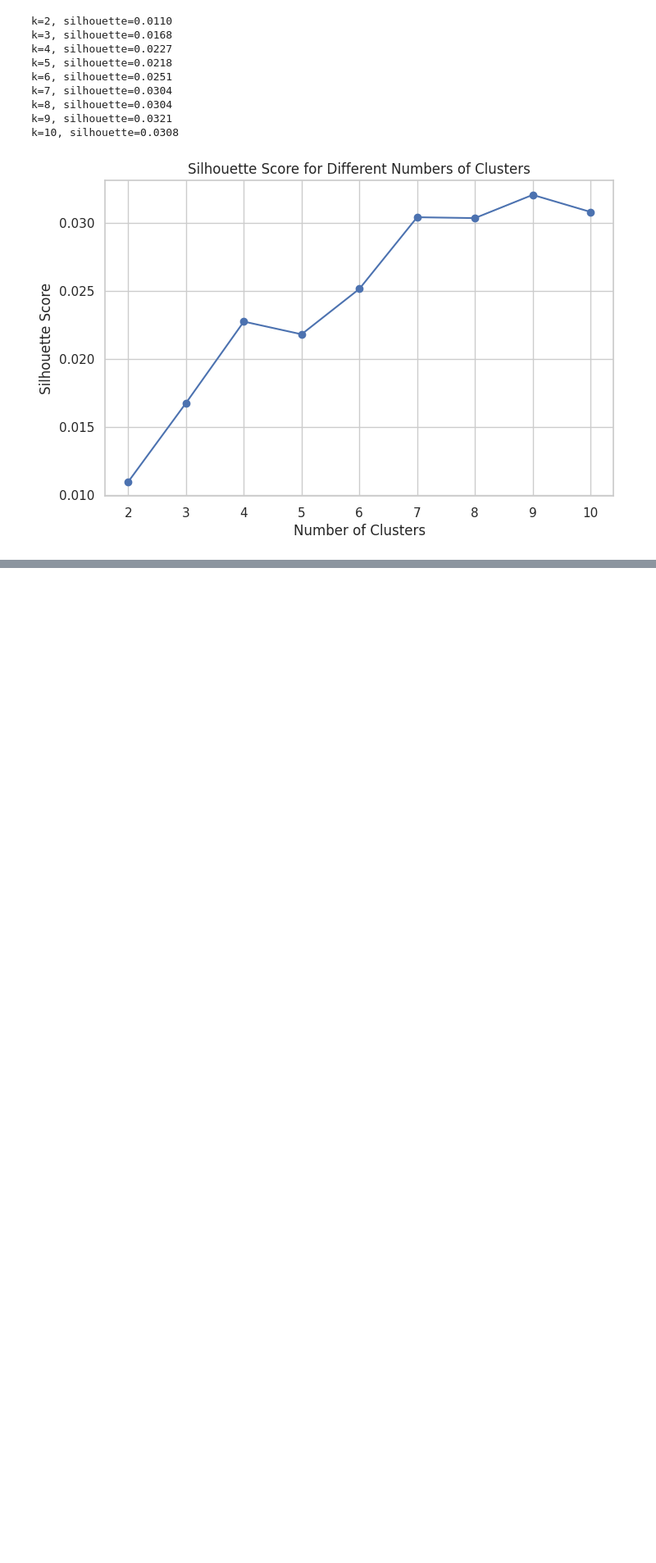
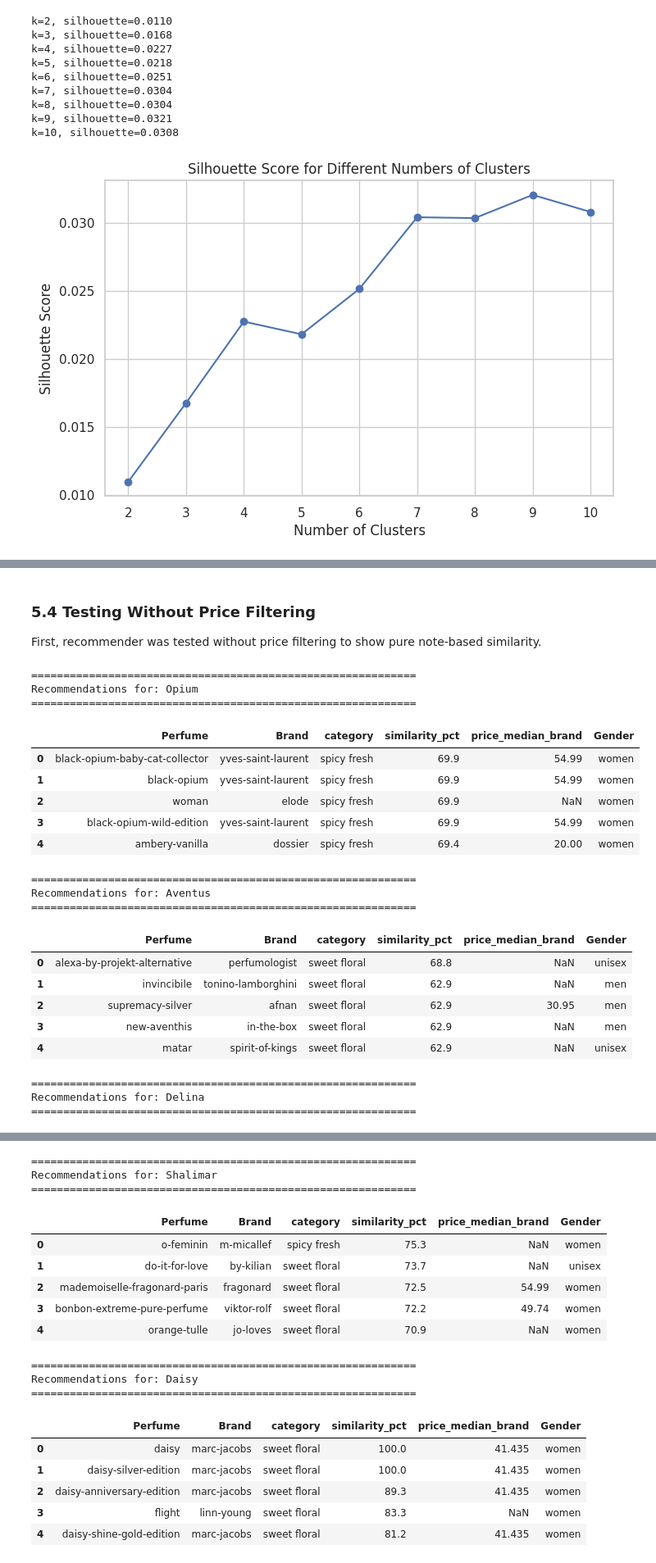
Before and after one commit to Oksana0020/perfumes, a Jupyter notebook: Project3_DataDrivenModel.ipynb, the cells around one changed output, grey strips where cells are left out. Shown at 82% size. Cells and saved outputs as stored; diff of their text form; code cells hidden in the pictures; blank space fills up the shorter version.

Commit message:
Add Stage 5 recommendation system with KNN similarity search, price range filtering and test cases

```diff
--- a/Project3_DataDrivenModel.ipynb
+++ b/Project3_DataDrivenModel.ipynb
@@ -948,0 +968,12 @@ The silhouette score quantifies how well-separated the clusters are. A higher sc
+# %%
+from sklearn.neighbors import NearestNeighbors
+
+N_NEIGHBOURS = 11
+knn_model = NearestNeighbors(
+    n_neighbors=N_NEIGHBOURS,
+    metric="cosine",
+    algorithm="brute")
+knn_model.fit(X_notes)
+
+print("KNN model trained.")
+print(f"Feature matrix: {X_notes.shape[0]:,} perfumes × {X_notes.shape[1]:,} note features")
@@ -948,0 +985,11 @@ The silhouette score quantifies how well-separated the clusters are. A higher sc
+# %%
+product_price = (
+    price_data.dropna(subset=["price_clean"])
+    .groupby("brand_clean")["price_clean"]
+    .agg(["min", "median", "max"])
+    .rename(columns={
+        "min": "price_min_brand",
+        "median": "price_median_brand",
+        "max": "price_max_brand"})
+    .reset_index())
+product_price.head()
@@ -948,0 +1045,37 @@ The silhouette score quantifies how well-separated the clusters are. A higher sc
+# %% [markdown]
+### 5.4 Testing Without Price Filtering
+
+First, recommender was tested without price filtering to show pure note-based similarity.
+# %%
+test_perfumes = ["Opium", "Aventus", "Delina", "Shalimar", "Daisy"]
+for pname in test_perfumes:
+    print(f"\n{'='*60}")
+    print(f"Recommendations for: {pname}")
+    print("="*60)
+    result = recommend_perfumes(pname, top_n=5)
+    if not result.empty:
+        display(result)
+    else:
+        print("No results found.")
+# %% [output]
+============================================================
+Recommendations for: Opium
+============================================================
+|  | Perfume | Brand | category | similarity_pct | price_median_brand | Gender |
+| 0 | black-opium-baby-cat-collector | yves-saint-laurent | spicy fresh | 69.9 | 54.99 | women |
+| 1 | black-opium | yves-saint-laurent | spicy fresh | 69.9 | 54.99 | women |
+| 2 | woman | elode | spicy fresh | 69.9 | NaN | women |
+| 3 | black-opium-wild-edition | yves-saint-laurent | spicy fresh | 69.9 | 54.99 | women |
+| 4 | ambery-vanilla | dossier | spicy fresh | 69.4 | 20.00 | women |
+============================================================
+Recommendations for: Aventus
+============================================================
+|  | Perfume | Brand | category | similarity_pct | price_median_brand | Gender |
+| 0 | alexa-by-projekt-alternative | perfumologist | sweet floral | 68.8 | NaN | unisex |
+| 1 | invincibile | tonino-lamborghini | sweet floral | 62.9 | NaN | men |
+| 2 | supremacy-silver | afnan | sweet floral | 62.9 | 30.95 | men |
+| 3 | new-aventhis | in-the-box | sweet floral | 62.9 | NaN | men |
+| 4 | matar | spirit-of-kings | sweet floral | 62.9 | NaN | unisex |
+============================================================
+Recommendations for: Delina
+============================================================
@@ -948,0 +1088,18 @@ The silhouette score quantifies how well-separated the clusters are. A higher sc
+============================================================
+Recommendations for: Shalimar
+============================================================
+|  | Perfume | Brand | category | similarity_pct | price_median_brand | Gender |
+| 0 | o-feminin | m-micallef | spicy fresh | 75.3 | NaN | women |
+| 1 | do-it-for-love | by-kilian | sweet floral | 73.7 | NaN | unisex |
+| 2 | mademoiselle-fragonard-paris | fragonard | sweet floral | 72.5 | 54.99 | women |
+| 3 | bonbon-extreme-pure-perfume | viktor-rolf | sweet floral | 72.2 | 49.74 | women |
+| 4 | orange-tulle | jo-loves | sweet floral | 70.9 | NaN | women |
+============================================================
+Recommendations for: Daisy
+============================================================
+|  | Perfume | Brand | category | similarity_pct | price_median_brand | Gender |
+| 0 | daisy | marc-jacobs | sweet floral | 100.0 | 41.435 | women |
+| 1 | daisy-silver-edition | marc-jacobs | sweet floral | 100.0 | 41.435 | women |
+| 2 | daisy-anniversary-edition | marc-jacobs | sweet floral | 89.3 | 41.435 | women |
+| 3 | flight | linn-young | sweet floral | 83.3 | NaN | women |
+| 4 | daisy-shine-gold-edition | marc-jacobs | sweet floral | 81.2 | 41.435 | women |
```
Also changed, not shown: parts of 29 cells of this notebook.
